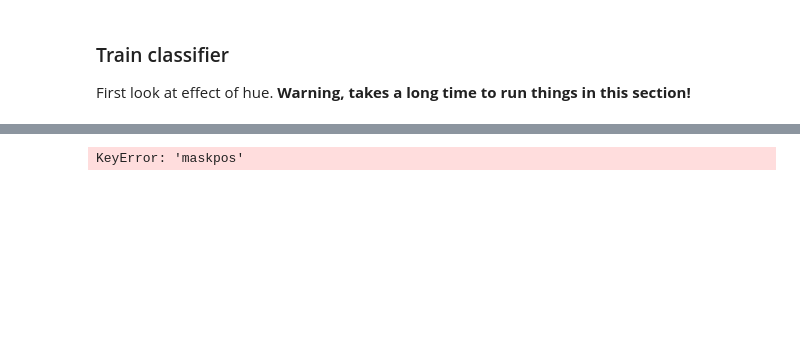
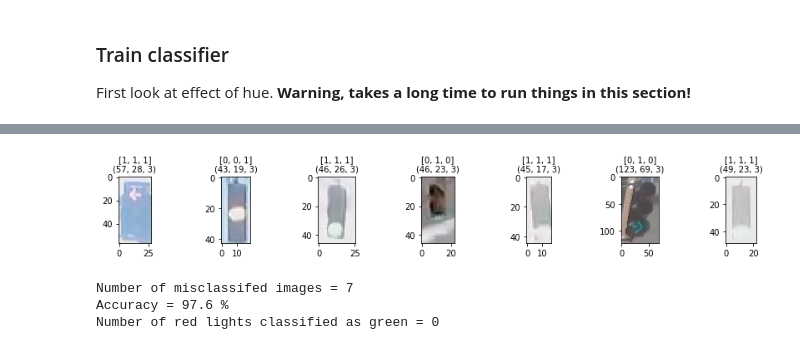
Before and after one commit to willhunt/traffic_light_classifier, a Jupyter notebook: notebook_traffic_light_classifier.ipynb, the cells around one changed output, grey strips where cells are left out. Drawn from its saved outputs; the diff is of its cells as text; code cells hidden in the pictures; blank space fills up the shorter version.

```diff
--- a/notebook_traffic_light_classifier.ipynb
+++ b/notebook_traffic_light_classifier.ipynb
@@ -155,9 +155,16 @@ Actual (test) at 94.6 %
+# %%
+n_plots = min(n_misclassified, 14)
+tlc_test.visualize_image_sample(list_name='misclassified', randomize=False, n_plots=n_plots)
+# %% [output]
+[figure, added]
 # %%
-tlc_test.classify_images(methods=['brightness'])
+tlc_test.classify_images(methods=['maskpos', 'brightness'])
 n_misclassified = tlc_test.get_num_misclassifed()
 print('Number of misclassifed images =', n_misclassified)
 print('Accuracy = {:.1f} %'.format(tlc_test.get_accuracy() * 100))
 n_red_as_green = tlc_test.get_num_red_light_classified_as_green()
 print("Number of red lights classified as green =", n_red_as_green)
 # %% [output]
-KeyError: 'maskpos'
+Number of misclassifed images = 7
+Accuracy = 97.6 %
+Number of red lights classified as green = 0
```
Also changed, not shown: parts of 9 cells of this notebook, 1 other file.
